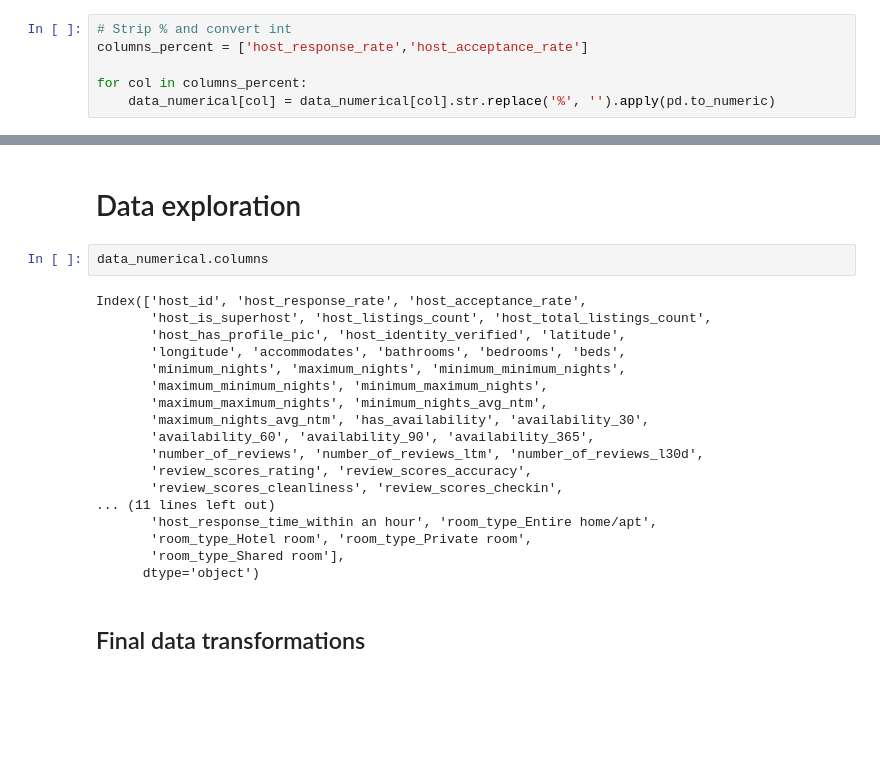
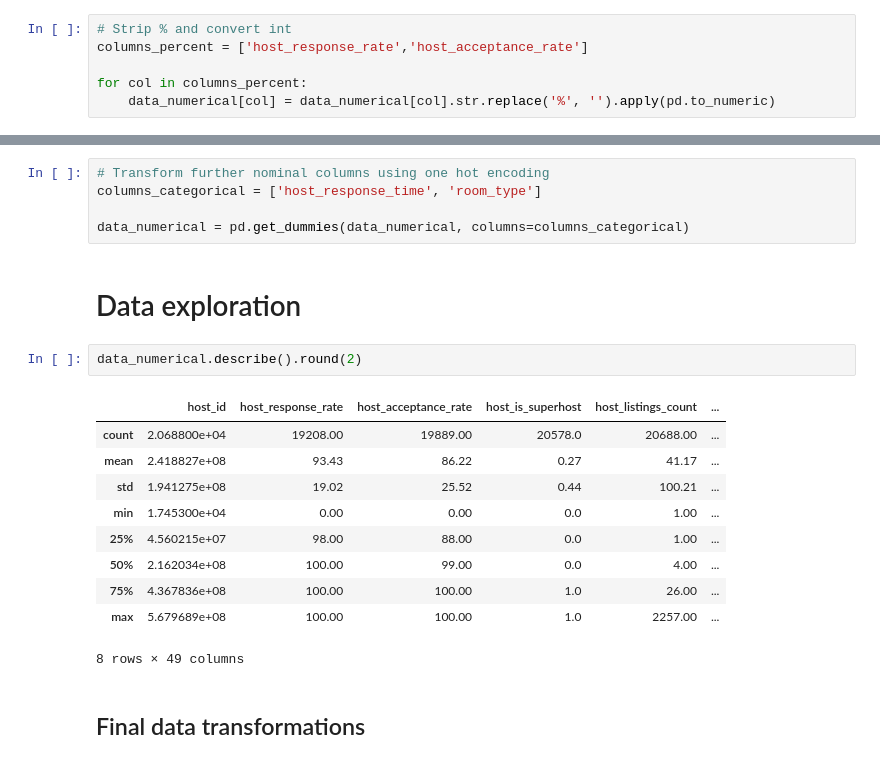
Before and after one commit to dmdequin/airbnb_price_predict, a Jupyter notebook: airbnb_price_predict.ipynb, the cells around one changed output, grey strips where cells are left out. Saved outputs shown, nothing was run; the diff lists cells and outputs as text; blank space fills up the shorter version.

```diff
--- a/airbnb_price_predict.ipynb
+++ b/airbnb_price_predict.ipynb
@@ -236,24 +225,22 @@ data_numerical = pd.get_dummies(data_numerical, columns=columns_categorical)
+# %%
+# Transform further nominal columns using one hot encoding
+columns_categorical = ['host_response_time', 'room_type']
+
+data_numerical = pd.get_dummies(data_numerical, columns=columns_categorical)
 # %% [markdown]
 # Data exploration
-# %%
-data_numerical.columns
-# %% [output]
-Index(['host_id', 'host_response_rate', 'host_acceptance_rate',
-       'host_is_superhost', 'host_listings_count', 'host_total_listings_count',
-       'host_has_profile_pic', 'host_identity_verified', 'latitude',
-       'longitude', 'accommodates', 'bathrooms', 'bedrooms', 'beds',
-       'minimum_nights', 'maximum_nights', 'minimum_minimum_nights',
-       'maximum_minimum_nights', 'minimum_maximum_nights',
-       'maximum_maximum_nights', 'minimum_nights_avg_ntm',
-       'maximum_nights_avg_ntm', 'has_availability', 'availability_30',
-       'availability_60', 'availability_90', 'availability_365',
-       'number_of_reviews', 'number_of_reviews_ltm', 'number_of_reviews_l30d',
-       'review_scores_rating', 'review_scores_accuracy',
-       'review_scores_cleanliness', 'review_scores_checkin',
-... (11 lines left out)
-       'host_response_time_within an hour', 'room_type_Entire home/apt',
-       'room_type_Hotel room', 'room_type_Private room',
-       'room_type_Shared room'],
-      dtype='object')
+# %%
+data_numerical.describe().round(2)
+# %% [output]
+|  | host_id | host_response_rate | host_acceptance_rate | host_is_superhost | host_listings_count | ... |
+| count | 2.068800e+04 | 19208.00 | 19889.00 | 20578.0 | 20688.00 | ... |
+| mean | 2.418827e+08 | 93.43 | 86.22 | 0.27 | 41.17 | ... |
+| std | 1.941275e+08 | 19.02 | 25.52 | 0.44 | 100.21 | ... |
+| min | 1.745300e+04 | 0.00 | 0.00 | 0.0 | 1.00 | ... |
+| 25% | 4.560215e+07 | 98.00 | 88.00 | 0.0 | 1.00 | ... |
+| 50% | 2.162034e+08 | 100.00 | 99.00 | 0.0 | 4.00 | ... |
+| 75% | 4.367836e+08 | 100.00 | 100.00 | 1.0 | 26.00 | ... |
+| max | 5.679689e+08 | 100.00 | 100.00 | 1.0 | 2257.00 | ... |
+8 rows × 49 columns
 # %% [markdown]
 ## Final data transformations
```
Also changed, not shown: parts of 19 cells of this notebook, 2 other files.
